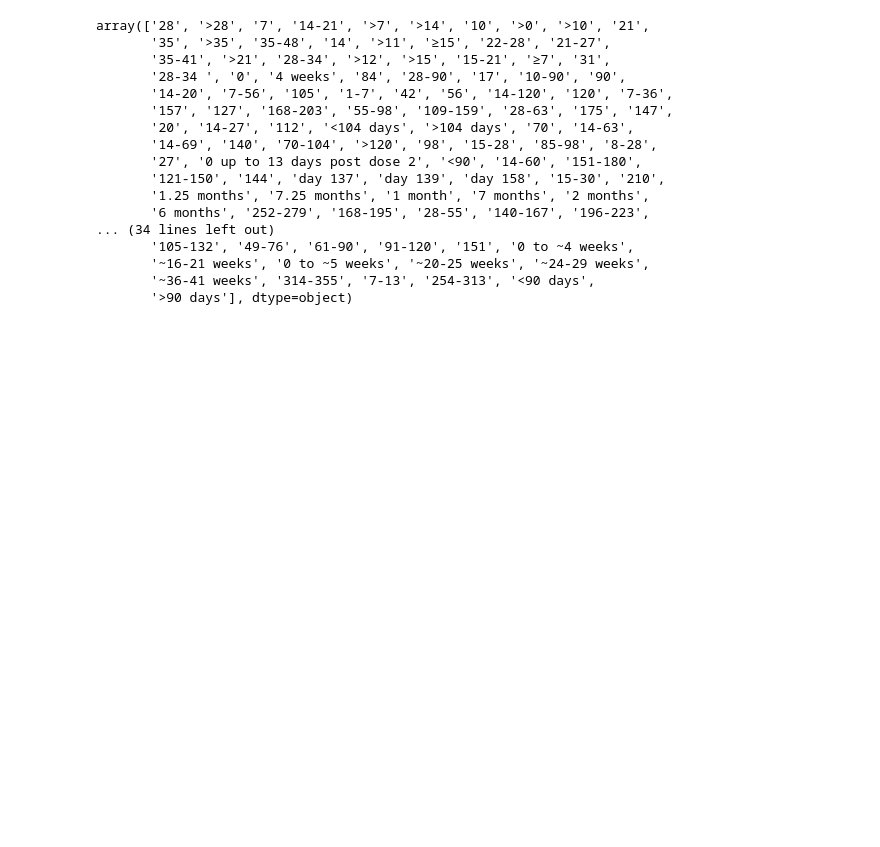
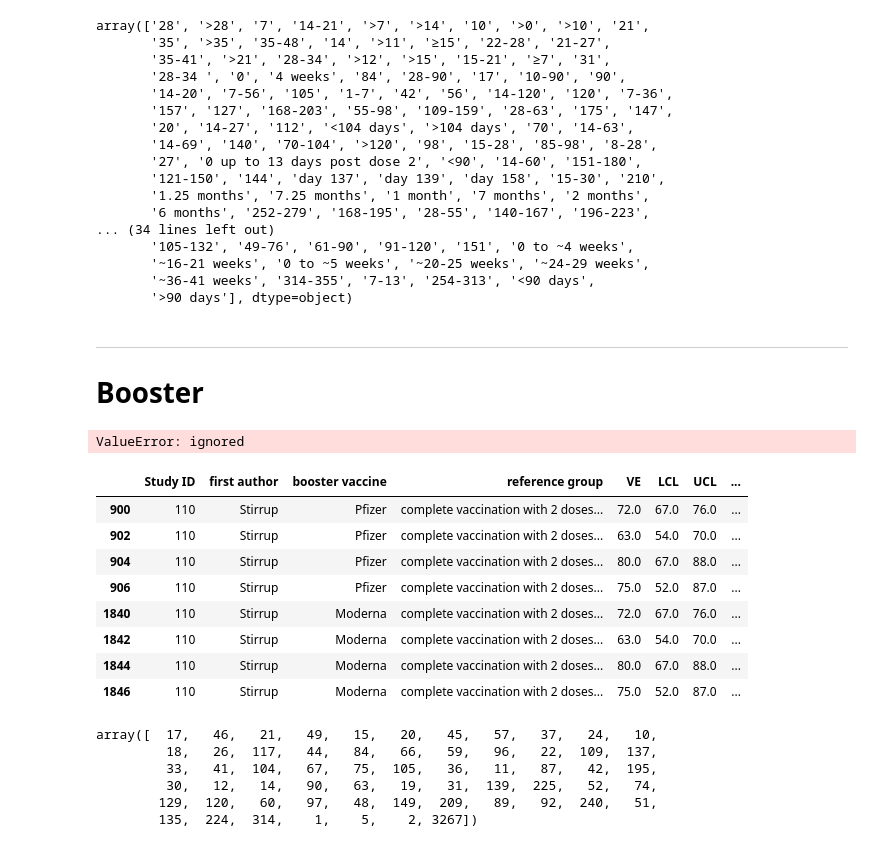
Before and after one commit to wwsalmon/hacklytics-cecil-covid, a Jupyter notebook: xh_temp_folder/hackalytics_covid_scratch.ipynb, the cells around one changed output. Cells and saved outputs as stored; diff of their text form; code cells hidden in the pictures; blank space fills up the shorter version.

Commit message:
Cleaned booster data

```diff
--- a/xh_temp_folder/hackalytics_covid_scratch.ipynb
+++ b/xh_temp_folder/hackalytics_covid_scratch.ipynb
@@ -111,3 +106,57 @@ array(['28', '>28', '7', '14-21', '>7', '>14', '10', '>0', '>10', '21',
        '~16-21 weeks', '0 to ~5 weeks', '~20-25 weeks', '~24-29 weeks',
        '~36-41 weeks', '314-355', '7-13', '254-313', '<90 days',
        '>90 days'], dtype=object)
+# %% [markdown]
+---
+# Booster
+# %%
+col_semiclean.loc[col_semiclean.timing_of_dose_days.str.contains('\+'), :]
+# %% [output]
+ValueError: ignored
+# %%
+semiclean = pd.read_csv('https://github.com/xh313/hacklytics-cecil-covid/raw/main/xh_temp_folder/covid_booster_ve_studies_semiclean.csv')
+col_semiclean = semiclean[['Study ID', 'first author', 'booster vaccine',
+                           'reference group',
+                           'VE', 'LCL', 'UCL',
+                           'timing_of_dose_days', 'population_category',
+                           'outcome_category',]] # select columns
+
+# Remove open intervals
+col_semiclean = col_semiclean.dropna(subset=['timing_of_dose_days'])
+col_semiclean = col_semiclean[~(col_semiclean.timing_of_dose_days.str.contains(r'\+|≥|>|<|≤'))]
+
+# Duplicating the timing_of_dose_days col for interval extraction purposes
+col_semiclean.loc[:, 'time_sup'] = col_semiclean['timing_of_dose_days']
+col_semiclean.loc[:, 'time_inf'] = col_semiclean['timing_of_dose_days']
+
+# Interval separation
+col_semiclean.loc[:, 'time_sup'] = col_semiclean.loc[:, 'timing_of_dose_days'].apply(take_sup)
+col_semiclean.loc[:, 'time_inf'] = col_semiclean.loc[:, 'timing_of_dose_days'].apply(take_inf)
+
+# Weeks and months to days
+week_mask = col_semiclean.timing_of_dose_days.str.contains('week')
+week_apply = col_semiclean[week_mask]
+col_semiclean.loc[week_mask, 'time_sup'] = week_apply['time_sup'] * 7
+col_semiclean.loc[week_mask, 'time_inf'] = week_apply['time_inf'] * 7
+
+month_mask = col_semiclean.timing_of_dose_days.str.contains('month')
+month_apply = col_semiclean[month_mask]
+col_semiclean.loc[month_mask, 'time_sup'] = month_apply['time_sup'] * 30
+col_semiclean.loc[month_mask, 'time_inf'] = month_apply['time_inf'] * 30
+
+# Take average
+clean = col_semiclean # make copy
+clean.loc[:, 'timing_of_dose_days'] = (clean.time_sup + clean.time_inf) // 2
+# %%
+clean[clean['Study ID']==110]
+#clean.to_csv('cleaned_booster_ve_data_all_ref.csv')
+# %% [output]
+|  | Study ID | first author | booster vaccine | reference group | VE | LCL | UCL | ... |
+| 900 | 110 | Stirrup | Pfizer | complete vaccination with 2 doses... | 72.0 | 67.0 | 76.0 | ... |
+| 902 | 110 | Stirrup | Pfizer | complete vaccination with 2 doses... | 63.0 | 54.0 | 70.0 | ... |
+| 904 | 110 | Stirrup | Pfizer | complete vaccination with 2 doses... | 80.0 | 67.0 | 88.0 | ... |
+| 906 | 110 | Stirrup | Pfizer | complete vaccination with 2 doses... | 75.0 | 52.0 | 87.0 | ... |
+| 1840 | 110 | Stirrup | Moderna | complete vaccination with 2 doses... | 72.0 | 67.0 | 76.0 | ... |
+| 1842 | 110 | Stirrup | Moderna | complete vaccination with 2 doses... | 63.0 | 54.0 | 70.0 | ... |
+| 1844 | 110 | Stirrup | Moderna | complete vaccination with 2 doses... | 80.0 | 67.0 | 88.0 | ... |
+| 1846 | 110 | Stirrup | Moderna | complete vaccination with 2 doses... | 75.0 | 52.0 | 87.0 | ... |
@@ -113,0 +167,9 @@ array(['28', '>28', '7', '14-21', '>7', '>14', '10', '>0', '>10', '21',
+# %%
+col_semiclean.timing_of_dose_days.unique()
+# %% [output]
+array([  17,   46,   21,   49,   15,   20,   45,   57,   37,   24,   10,
+         18,   26,  117,   44,   84,   66,   59,   96,   22,  109,  137,
+         33,   41,  104,   67,   75,  105,   36,   11,   87,   42,  195,
+         30,   12,   14,   90,   63,   19,   31,  139,  225,   52,   74,
+        129,  120,   60,   97,   48,  149,  209,   89,   92,  240,   51,
+        135,  224,  314,    1,    5,    2, 3267])
```
Also changed, not shown: parts of 4 cells of this notebook.
